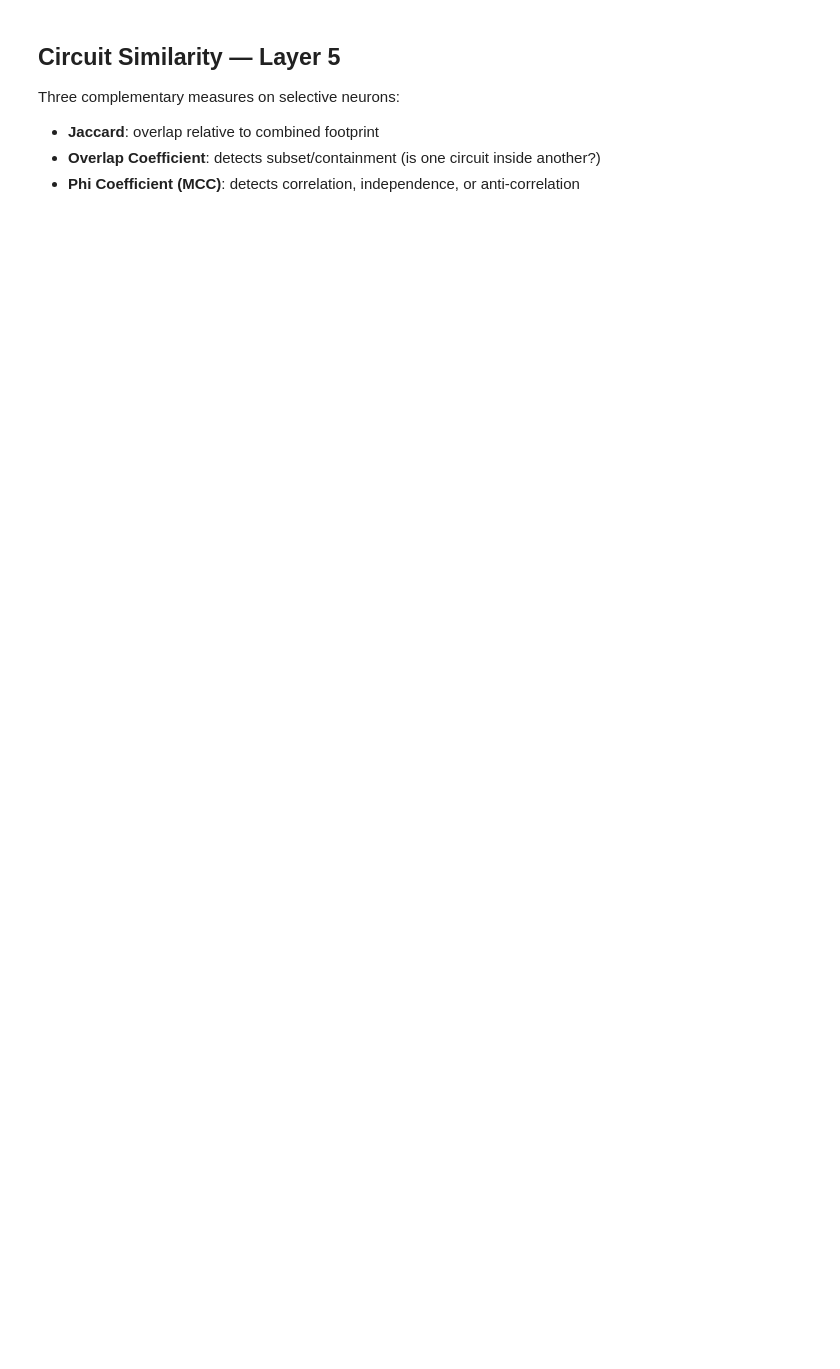
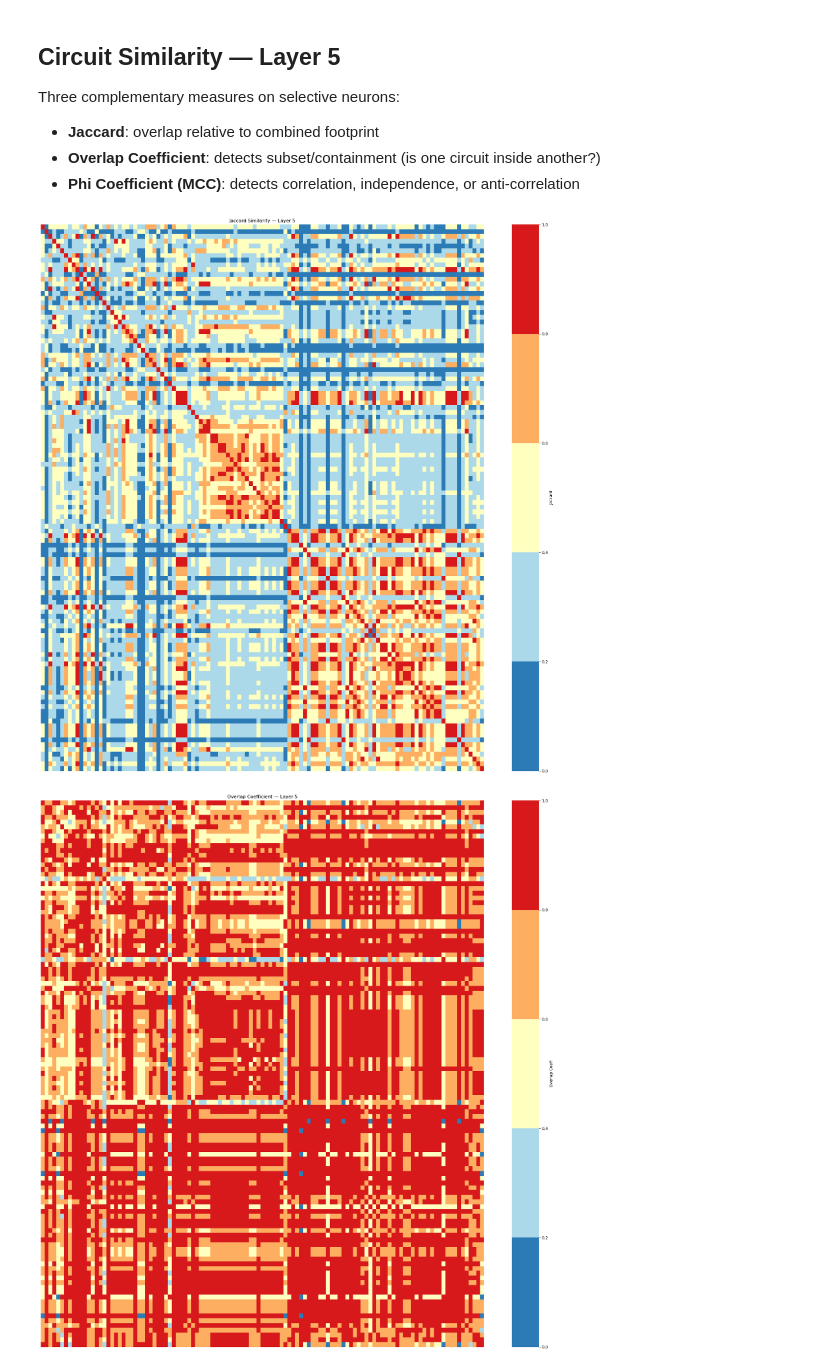
Before and after one commit to piotrwilam/AtlasCSP, a Jupyter notebook: notebooks/3B_evaluation.ipynb, the cells around one changed output. Cells and saved outputs as stored; diff of their text form; code cells hidden in the pictures; blank space fills up the shorter version.

```diff
--- a/notebooks/3B_evaluation.ipynb
+++ b/notebooks/3B_evaluation.ipynb
@@ -401,37 +539,52 @@ for i in range(n):
         oc = tp / min_size if min_size > 0 else 0.0
         overlap_mat[i, j] = overlap_mat[j, i] = oc
 
         # Phi (MCC)
         denom = np.sqrt(float((tp+fp)*(tp+fn)*(tn+fp)*(tn+fn)))
         phi = (tp*tn - fp*fn) / denom if denom > 0 else 0.0
         phi_mat[i, j] = phi_mat[j, i] = phi
 
+# ── Discrete 20% band colormap ──────────────────────────────────────────
+_colors_5 = ["#2c7bb6", "#abd9e9", "#ffffbf", "#fdae61", "#d7191c"]
+_cmap_5   = mcolors.ListedColormap(_colors_5)
+_bounds_5 = [0.0, 0.2, 0.4, 0.6, 0.8, 1.0]
+_norm_5   = mcolors.BoundaryNorm(_bounds_5, _cmap_5.N)
+
+# Phi diverging: 5 bands from -1 to +1
+_colors_phi = ["#2c7bb6", "#abd9e9", "#ffffbf", "#fdae61", "#d7191c"]
+_cmap_phi   = mcolors.ListedColormap(_colors_phi)
+_bounds_phi = [-1.0, -0.6, -0.2, 0.2, 0.6, 1.0]
+_norm_phi   = mcolors.BoundaryNorm(_bounds_phi, _cmap_phi.N)
+
 # ── Heatmaps ─────────────────────────────────────────────────────────────
 show_labels = circuit_names if n <= 50 else False
 
 # Jaccard
 fig, ax = plt.subplots(figsize=(min(20, n*0.22+2), min(20, n*0.22+2)))
-sns.heatmap(jaccard_mat, ax=ax, vmin=0, vmax=1, cmap="YlOrRd",
+sns.heatmap(jaccard_mat, ax=ax, vmin=0, vmax=1, cmap=_cmap_5, norm=_norm_5,
             xticklabels=show_labels, yticklabels=show_labels,
-            cbar_kws={"label": "Jaccard"})
+            cbar_kws={"ticks": _bounds_5, "label": "Jaccard"})
 ax.set_title(f"Jaccard Similarity — Layer {FOCUS_LAYER}")
 ax.tick_params(labelsize=6)
 plt.tight_layout(); plt.show()
 
 # Overlap Coefficient
 fig, ax = plt.subplots(figsize=(min(20, n*0.22+2), min(20, n*0.22+2)))
-sns.heatmap(overlap_mat, ax=ax, vmin=0, vmax=1, cmap="YlOrRd",
+sns.heatmap(overlap_mat, ax=ax, vmin=0, vmax=1, cmap=_cmap_5, norm=_norm_5,
             xticklabels=show_labels, yticklabels=show_labels,
-            cbar_kws={"label": "Overlap Coeff"})
+            cbar_kws={"ticks": _bounds_5, "label": "Overlap Coeff"})
 ax.set_title(f"Overlap Coefficient — Layer {FOCUS_LAYER}")
 ax.tick_params(labelsize=6)
 plt.tight_layout(); plt.show()
 
-# Phi — diverging colormap (negative = anti-correlated)
+# Phi — diverging 20% bands
 fig, ax = plt.subplots(figsize=(min(20, n*0.22+2), min(20, n*0.22+2)))
-sns.heatmap(phi_mat, ax=ax, vmin=-1, vmax=1, cmap="RdBu_r", center=0,
+sns.heatmap(phi_mat, ax=ax, vmin=-1, vmax=1, cmap=_cmap_phi, norm=_norm_phi,
             xticklabels=show_labels, yticklabels=show_labels,
-            cbar_kws={"label": "Phi (MCC)"})
+            cbar_kws={"ticks": _bounds_phi, "label": "Phi (MCC)"})
 ax.set_title(f"Phi Coefficient — Layer {FOCUS_LAYER}")
 ax.tick_params(labelsize=6)
 plt.tight_layout(); plt.show()
+# %% [output]
+[figure, added]
+[figure, added]
```
Also changed, not shown: parts of 11 cells of this notebook, 4 other files.
